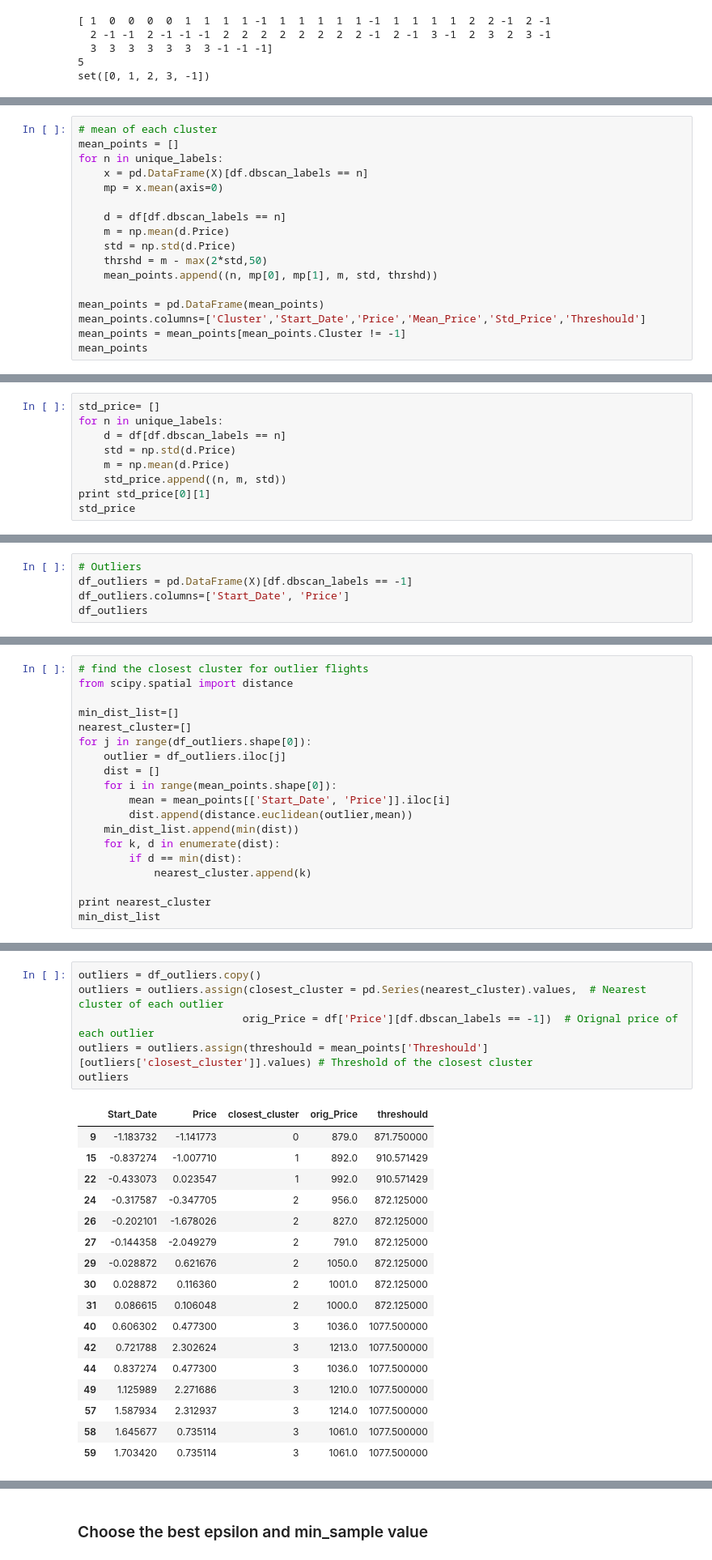
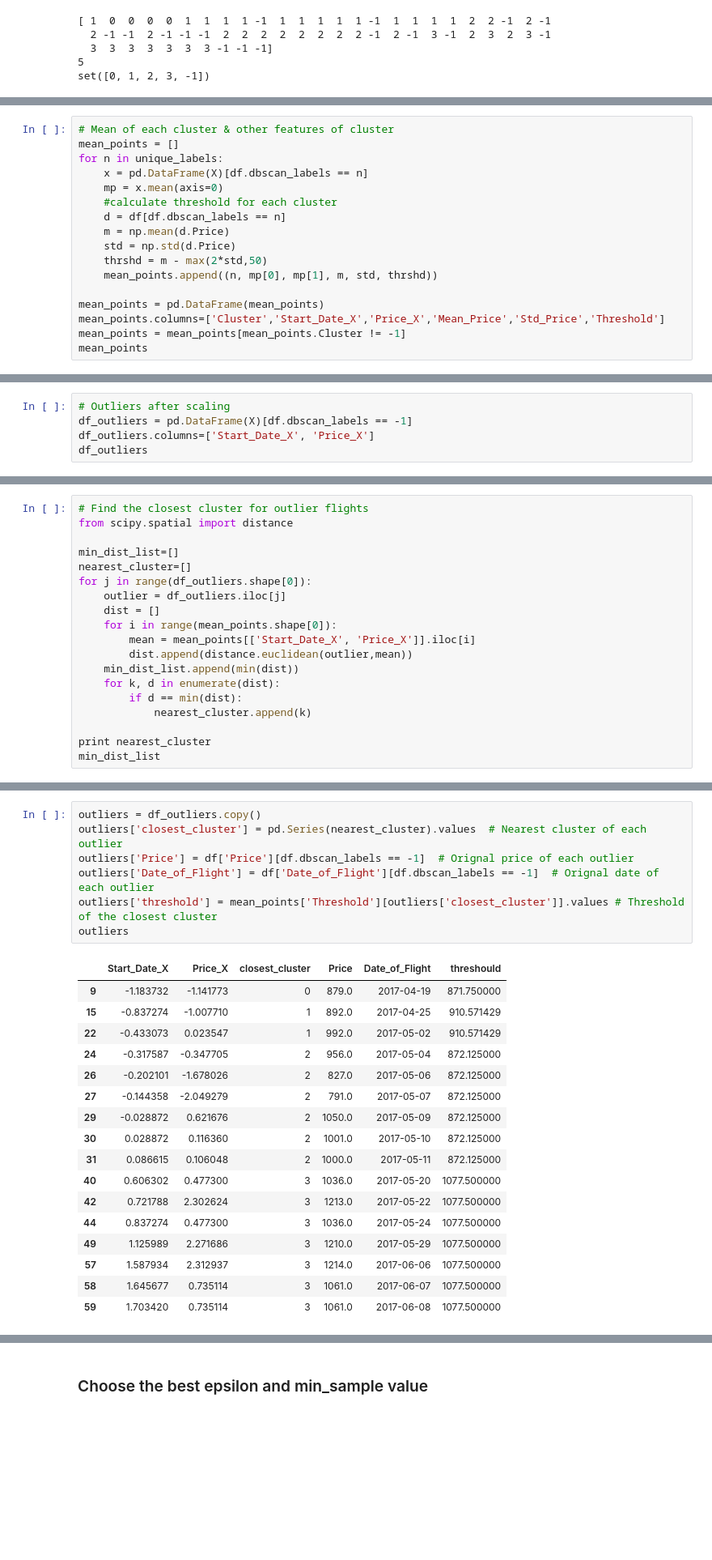
Before and after one commit to XiaoWan534/BIA_660C, a Jupyter notebook: Assignment_5/flight_outlier_task3.ipynb, the cells around one changed output, grey strips where cells are left out. Shown at 81% size. Drawn from its saved outputs; the diff is of its cells as text; blank space fills up the shorter version.

```diff
--- a/Assignment_5/flight_outlier_task3.ipynb
+++ b/Assignment_5/flight_outlier_task3.ipynb
@@ -238,12 +220,12 @@ plt.title("Total Clusters: {}".format(clusters), fontsize=14, y=1.01)
 <matplotlib.text.Text at 0x...>
 [figure]
 # %%
-# mean of each cluster
+# Mean of each cluster & other features of cluster
 mean_points = []
 for n in unique_labels:
     x = pd.DataFrame(X)[df.dbscan_labels == n]
     mp = x.mean(axis=0)
-
+    #calculate threshold for each cluster
     d = df[df.dbscan_labels == n]
     m = np.mean(d.Price)
     std = np.std(d.Price)
@@ -251,7 +233,7 @@ for n in unique_labels:
     mean_points.append((n, mp[0], mp[1], m, std, thrshd))
 
 mean_points = pd.DataFrame(mean_points)
-mean_points.columns=['Cluster','Start_Date','Price','Mean_Price','Std_Price','Threshould']
+mean_points.columns=['Cluster','Start_Date_X','Price_X','Mean_Price','Std_Price','Threshold']
 mean_points = mean_points[mean_points.Cluster != -1]
 mean_points
 # %% [output]
@@ -260,12 +242,3 @@ mean_points
 | 1 | 1 | -1.059997 | -0.300562 | 960.571429 | 9.240550 | 910.571429 |
 | 2 | 2 | 0.223754 | -0.697043 | 922.125000 | 23.642850 | 872.125000 |
 | 3 | 3 | 1.229927 | 1.420900 | 1127.500000 | 21.448776 | 1077.500000 |
-# %%
-std_price= []
-for n in unique_labels:
-    d = df[df.dbscan_labels == n]
-    std = np.std(d.Price)
-    m = np.mean(d.Price)
-    std_price.append((n, m, std))
-print std_price[0][1]
-std_price
@@ -279,6 +245,6 @@ std_price
 # %%
-# Outliers
+# Outliers after scaling
 df_outliers = pd.DataFrame(X)[df.dbscan_labels == -1]
-df_outliers.columns=['Start_Date', 'Price']
+df_outliers.columns=['Start_Date_X', 'Price_X']
 df_outliers
 # %% [output]
@@ -300,7 +266,7 @@ df_outliers
 | 58 | 1.645677 | 0.735114 |
 | 59 | 1.703420 | 0.735114 |
 # %%
-# find the closest cluster for outlier flights
+# Find the closest cluster for outlier flights
 from scipy.spatial import distance
 
 min_dist_list=[]
@@ -309,7 +275,7 @@ for j in range(df_outliers.shape[0]):
     outlier = df_outliers.iloc[j]
     dist = []
     for i in range(mean_points.shape[0]):
-        mean = mean_points[['Start_Date', 'Price']].iloc[i]
+        mean = mean_points[['Start_Date_X', 'Price_X']].iloc[i]
         dist.append(distance.euclidean(outlier,mean))
     min_dist_list.append(min(dist))
     for k, d in enumerate(dist):
@@ -344,24 +305,25 @@ outliers['closest_cluster'][idx_outliers[4]] # cluster
 # %%
 outliers = df_outliers.copy()
-outliers = outliers.assign(closest_cluster = pd.Series(nearest_cluster).values,  # Nearest cluster of each outlier
-                          orig_Price = df['Price'][df.dbscan_labels == -1])  # Orignal price of each outlier
-outliers = outliers.assign(threshould = mean_points['Threshould'][outliers['closest_cluster']].values) # Threshold of the closest cluster
+outliers['closest_cluster'] = pd.Series(nearest_cluster).values  # Nearest cluster of each outlier
+outliers['Price'] = df['Price'][df.dbscan_labels == -1]  # Orignal price of each outlier
+outliers['Date_of_Flight'] = df['Date_of_Flight'][df.dbscan_labels == -1]  # Orignal date of each outlier
+outliers['threshold'] = mean_points['Threshold'][outliers['closest_cluster']].values # Threshold of the closest cluster
 outliers
 # %% [output]
-|  | Start_Date | Price | closest_cluster | orig_Price | threshould |
-| 9 | -1.183732 | -1.141773 | 0 | 879.0 | 871.750000 |
-| 15 | -0.837274 | -1.007710 | 1 | 892.0 | 910.571429 |
-| 22 | -0.433073 | 0.023547 | 1 | 992.0 | 910.571429 |
-| 24 | -0.317587 | -0.347705 | 2 | 956.0 | 872.125000 |
-| 26 | -0.202101 | -1.678026 | 2 | 827.0 | 872.125000 |
-| 27 | -0.144358 | -2.049279 | 2 | 791.0 | 872.125000 |
-| 29 | -0.028872 | 0.621676 | 2 | 1050.0 | 872.125000 |
-| 30 | 0.028872 | 0.116360 | 2 | 1001.0 | 872.125000 |
-| 31 | 0.086615 | 0.106048 | 2 | 1000.0 | 872.125000 |
-| 40 | 0.606302 | 0.477300 | 3 | 1036.0 | 1077.500000 |
-| 42 | 0.721788 | 2.302624 | 3 | 1213.0 | 1077.500000 |
-| 44 | 0.837274 | 0.477300 | 3 | 1036.0 | 1077.500000 |
-| 49 | 1.125989 | 2.271686 | 3 | 1210.0 | 1077.500000 |
-| 57 | 1.587934 | 2.312937 | 3 | 1214.0 | 1077.500000 |
-| 58 | 1.645677 | 0.735114 | 3 | 1061.0 | 1077.500000 |
-| 59 | 1.703420 | 0.735114 | 3 | 1061.0 | 1077.500000 |
+|  | Start_Date_X | Price_X | closest_cluster | Price | Date_of_Flight | threshould |
+| 9 | -1.183732 | -1.141773 | 0 | 879.0 | 2017-04-19 | 871.750000 |
+| 15 | -0.837274 | -1.007710 | 1 | 892.0 | 2017-04-25 | 910.571429 |
+| 22 | -0.433073 | 0.023547 | 1 | 992.0 | 2017-05-02 | 910.571429 |
+| 24 | -0.317587 | -0.347705 | 2 | 956.0 | 2017-05-04 | 872.125000 |
+| 26 | -0.202101 | -1.678026 | 2 | 827.0 | 2017-05-06 | 872.125000 |
+| 27 | -0.144358 | -2.049279 | 2 | 791.0 | 2017-05-07 | 872.125000 |
+| 29 | -0.028872 | 0.621676 | 2 | 1050.0 | 2017-05-09 | 872.125000 |
+| 30 | 0.028872 | 0.116360 | 2 | 1001.0 | 2017-05-10 | 872.125000 |
+| 31 | 0.086615 | 0.106048 | 2 | 1000.0 | 2017-05-11 | 872.125000 |
+| 40 | 0.606302 | 0.477300 | 3 | 1036.0 | 2017-05-20 | 1077.500000 |
+| 42 | 0.721788 | 2.302624 | 3 | 1213.0 | 2017-05-22 | 1077.500000 |
+| 44 | 0.837274 | 0.477300 | 3 | 1036.0 | 2017-05-24 | 1077.500000 |
+| 49 | 1.125989 | 2.271686 | 3 | 1210.0 | 2017-05-29 | 1077.500000 |
+| 57 | 1.587934 | 2.312937 | 3 | 1214.0 | 2017-06-06 | 1077.500000 |
+| 58 | 1.645677 | 0.735114 | 3 | 1061.0 | 2017-06-07 | 1077.500000 |
+| 59 | 1.703420 | 0.735114 | 3 | 1061.0 | 2017-06-08 | 1077.500000 |
```
Also changed, not shown: parts of 15 cells of this notebook.
